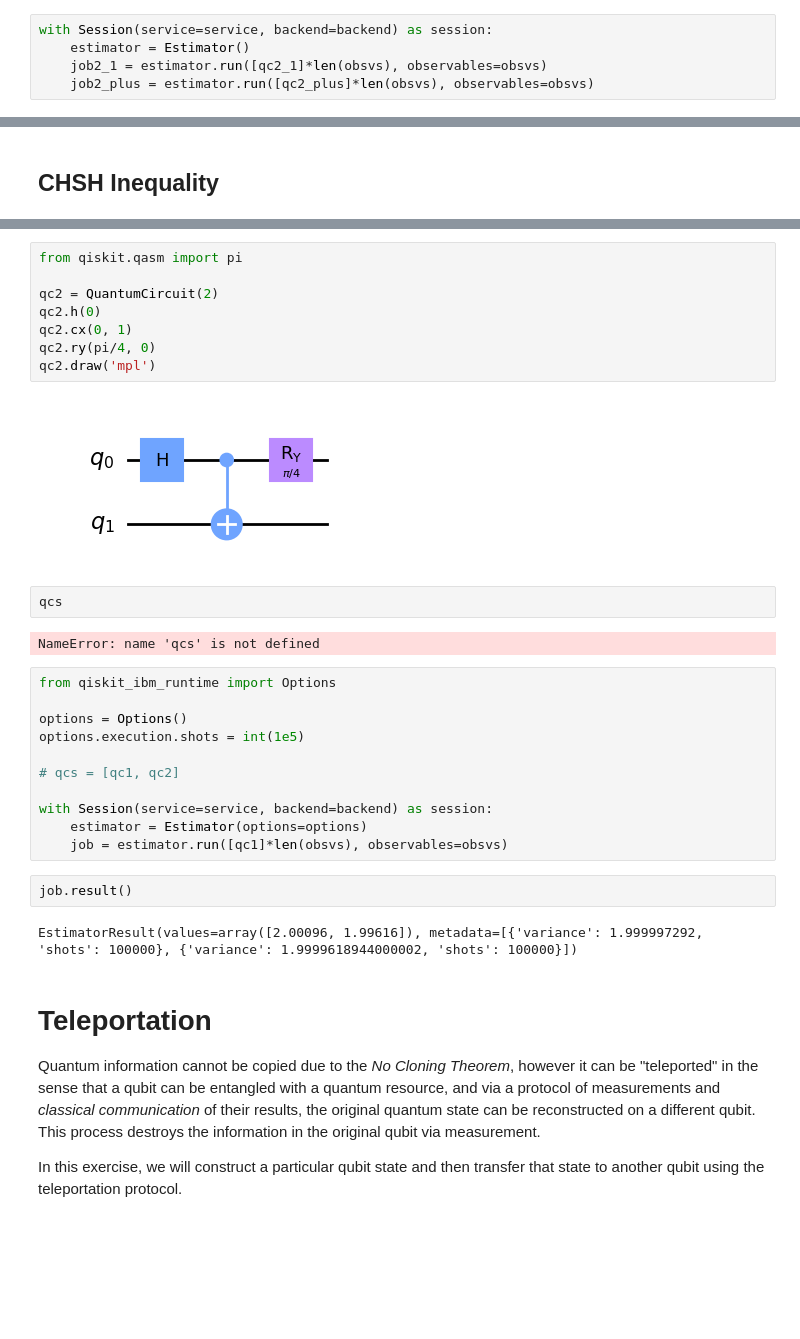
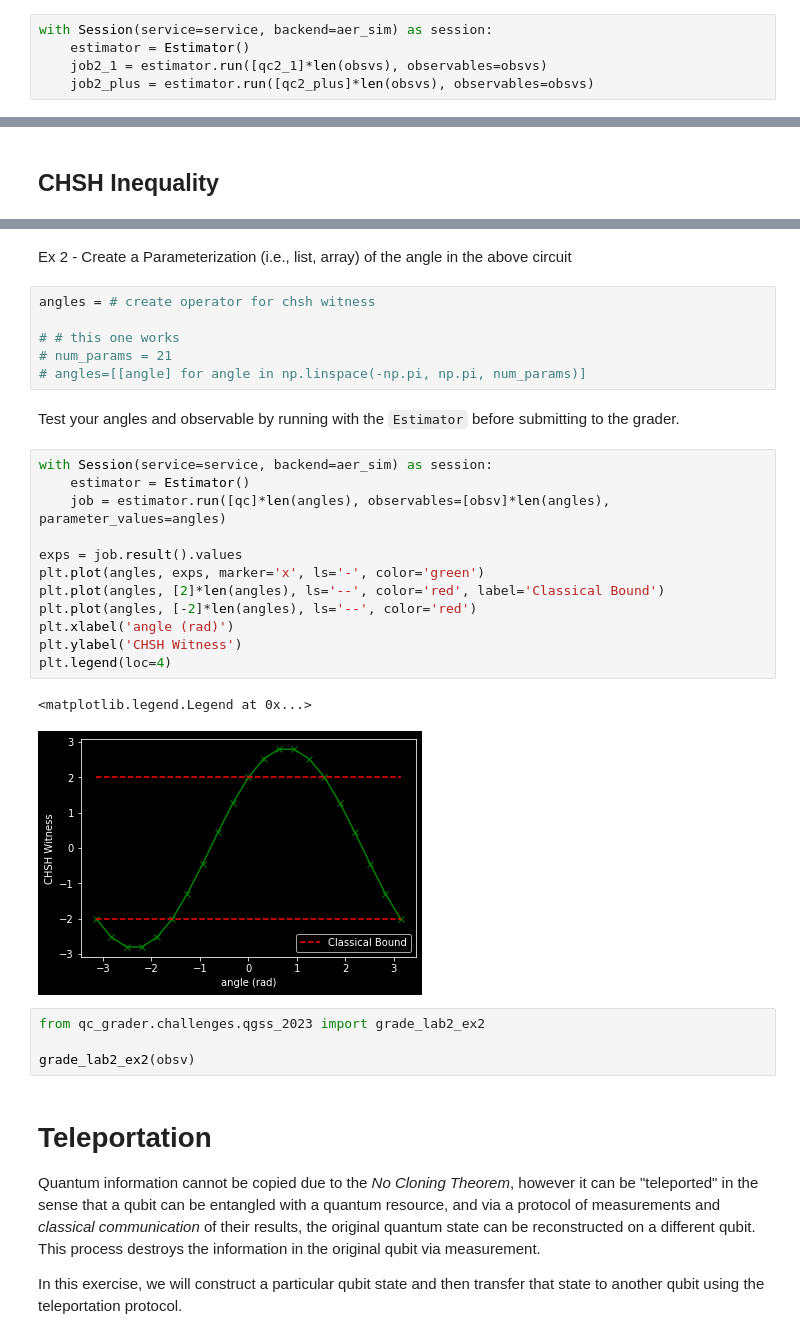
Before and after one commit to qiskit-community/qgss-2023, a Jupyter notebook: content/lab2/lab2.ipynb, the cells around one changed output, grey strips where cells are left out. Saved outputs shown, nothing was run; the diff lists cells and outputs as text; blank space fills up the shorter version.

```diff
--- a/content/lab2/lab2.ipynb
+++ b/content/lab2/lab2.ipynb
@@ -106,7 +112,7 @@ qc2_plus.h(0)
 
 obsvs = list(SparsePauliOp(['Z', 'X']))
 # %%
-with Session(service=service, backend=backend) as session:
+with Session(service=service, backend=aer_sim) as session:
     estimator = Estimator()
     job2_1 = estimator.run([qc2_1]*len(obsvs), observables=obsvs)
     job2_plus = estimator.run([qc2_plus]*len(obsvs), observables=obsvs)
@@ -154,32 +162,32 @@ qc1.draw('mpl')
-# %%
-from qiskit.qasm import pi
-
-qc2 = QuantumCircuit(2)
-qc2.h(0)
-qc2.cx(0, 1)
-qc2.ry(pi/4, 0)
-qc2.draw('mpl')
-# %% [output]
-[figure, removed]
-# %%
-qcs
-# %% [output]
-NameError: name 'qcs' is not defined
-# %%
-from qiskit_ibm_runtime import Options
-
-options = Options()
-options.execution.shots = int(1e5)
-
-# qcs = [qc1, qc2]
-
-with Session(service=service, backend=backend) as session:
-    estimator = Estimator(options=options)
-    job = estimator.run([qc1]*len(obsvs), observables=obsvs)
-# %%
-job.result()
-# %% [output]
-EstimatorResult(values=array([2.00096, 1.99616]), metadata=[{'variance': 1.999997292, 'shots': 100000}, {'variance': 1.9999618944000002, 'shots': 100000}])
+# %% [markdown]
+Ex 2 - Create a Parameterization (i.e., list, array) of the angle in the above circuit
+# %%
+angles = # create operator for chsh witness
+
+# # this one works
+# num_params = 21
+# angles=[[angle] for angle in np.linspace(-np.pi, np.pi, num_params)]
+# %% [markdown]
+Test your angles and observable by running with the `Estimator` before submitting to the grader.
+# %%
+with Session(service=service, backend=aer_sim) as session:
+    estimator = Estimator()
+    job = estimator.run([qc]*len(angles), observables=[obsv]*len(angles), parameter_values=angles)
+
+exps = job.result().values
+plt.plot(angles, exps, marker='x', ls='-', color='green')
+plt.plot(angles, [2]*len(angles), ls='--', color='red', label='Classical Bound')
+plt.plot(angles, [-2]*len(angles), ls='--', color='red')
+plt.xlabel('angle (rad)')
+plt.ylabel('CHSH Witness')
+plt.legend(loc=4)
+# %% [output]
+<matplotlib.legend.Legend at 0x...>
+[figure, added]
+# %%
+from qc_grader.challenges.qgss_2023 import grade_lab2_ex2
+
+grade_lab2_ex2(obsv)
 # %% [markdown]
 # Teleportation
 
```
Also changed, not shown: parts of 38 cells of this notebook.
